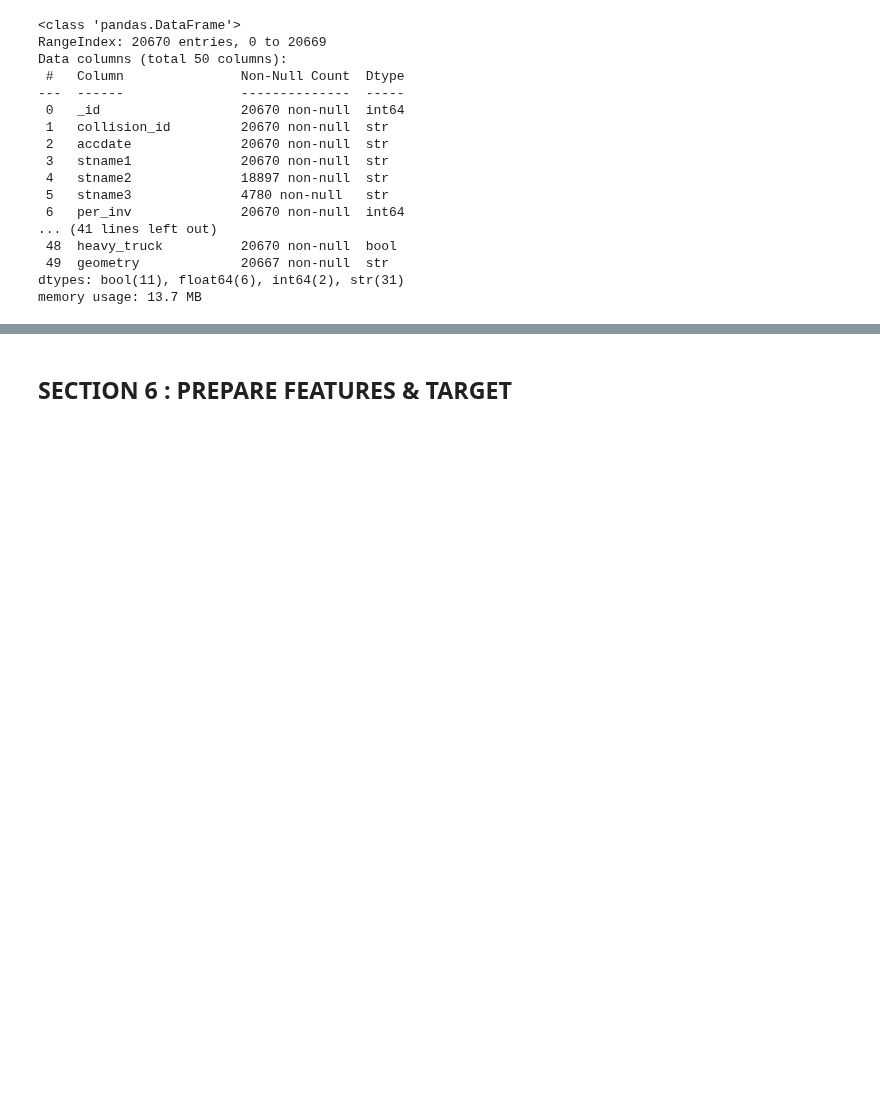
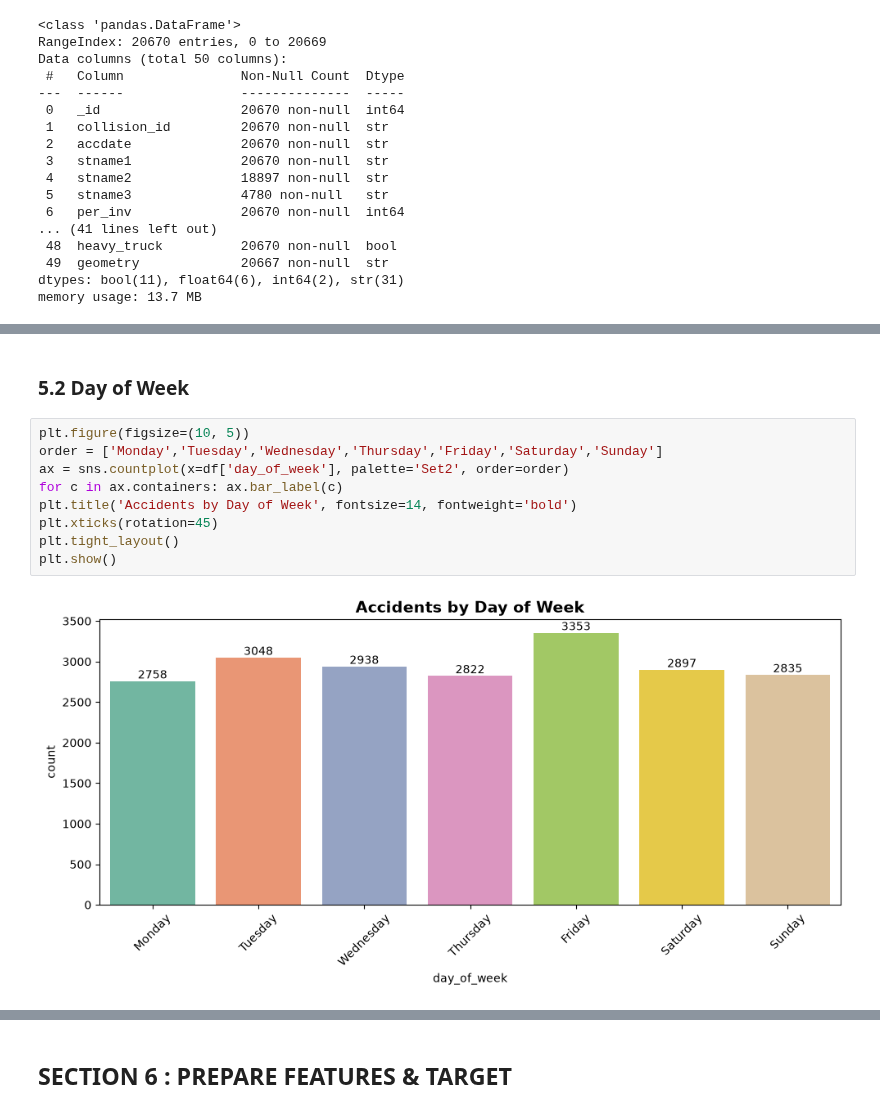
Before and after one commit to Pranjali-3/road-accident-severity-analysis, a Jupyter notebook: road_accident.ipynb, the cells around one changed output, grey strips where cells are left out. Cells and saved outputs as stored; diff of their text form; blank space fills up the shorter version.

```diff
--- a/road_accident.ipynb
+++ b/road_accident.ipynb
@@ -378,0 +204,13 @@ plt.show()
+# %% [markdown]
+### 5.2 Day of Week
+# %%
+plt.figure(figsize=(10, 5))
+order = ['Monday','Tuesday','Wednesday','Thursday','Friday','Saturday','Sunday']
+ax = sns.countplot(x=df['day_of_week'], palette='Set2', order=order)
+for c in ax.containers: ax.bar_label(c)
+plt.title('Accidents by Day of Week', fontsize=14, fontweight='bold')
+plt.xticks(rotation=45)
+plt.tight_layout()
+plt.show()
+# %% [output]
+[figure, added]
```
Also changed, not shown: parts of 260 cells of this notebook, 9 other files.
